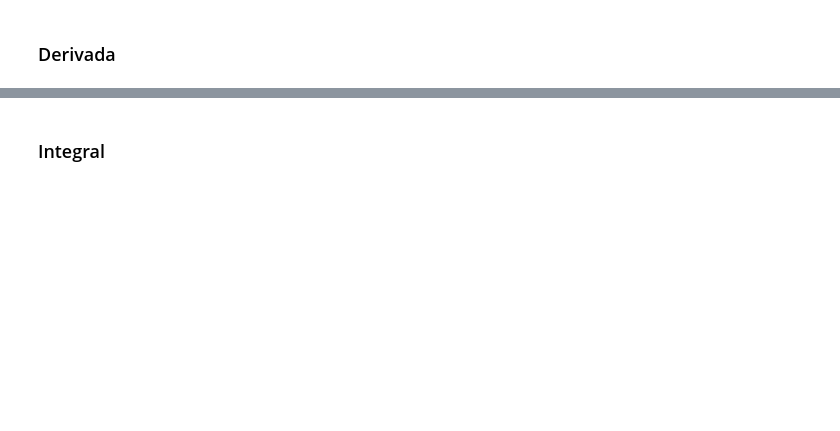
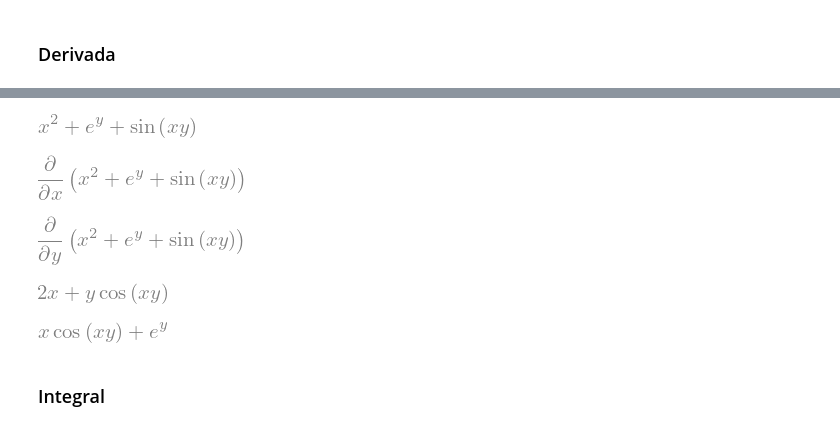
Before and after one commit to gabrielpcavalcanti/Guia-definitivo-do-Python, a Jupyter notebook: Bibliotecas/Sympy/04.calculo.ipynb, the cells around one changed output, grey strips where cells are left out. Saved outputs shown, nothing was run; the diff lists cells and outputs as text; code cells hidden in the pictures; blank space fills up the shorter version.

```diff
--- a/Bibliotecas/Sympy/04.calculo.ipynb
+++ b/Bibliotecas/Sympy/04.calculo.ipynb
@@ -47,3 +47,24 @@ der1.diff(x,2)
+# %%
+der2 = (x**2 + exp(y) + sin(x*y))
+der2
+# %% [output]
+[figure, added]
+# %%
+Derivative(der2, x)
+# %% [output]
+[figure, added]
+# %%
+Derivative(der2, y)
+# %% [output]
+[figure, added]
+# %%
+Derivative(der2, x).doit()
+# %% [output]
+[figure, added]
+# %%
+Derivative(der2, y).doit()
+# %% [output]
+[figure, added]
 # %% [markdown]
 ### Integral
 # %%
```
Also changed, not shown: parts of 40 cells of this notebook, 27 other files.
